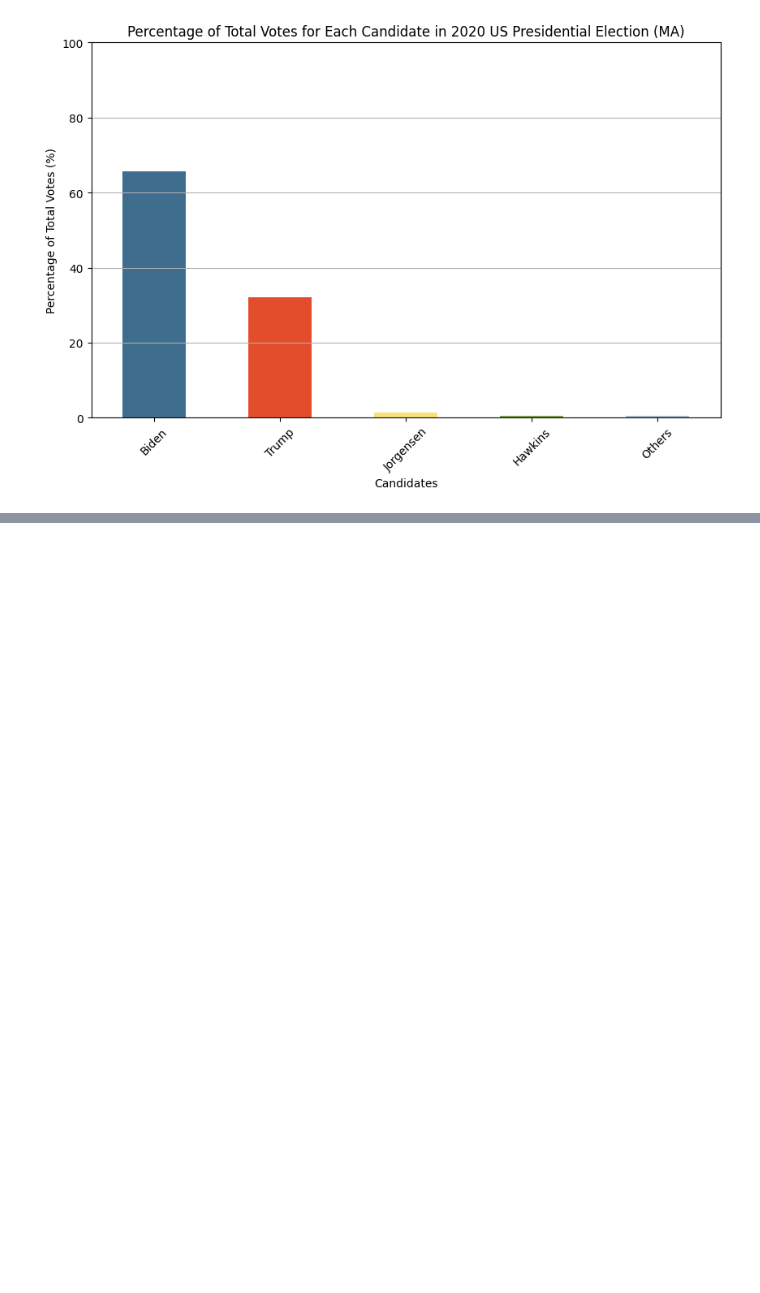
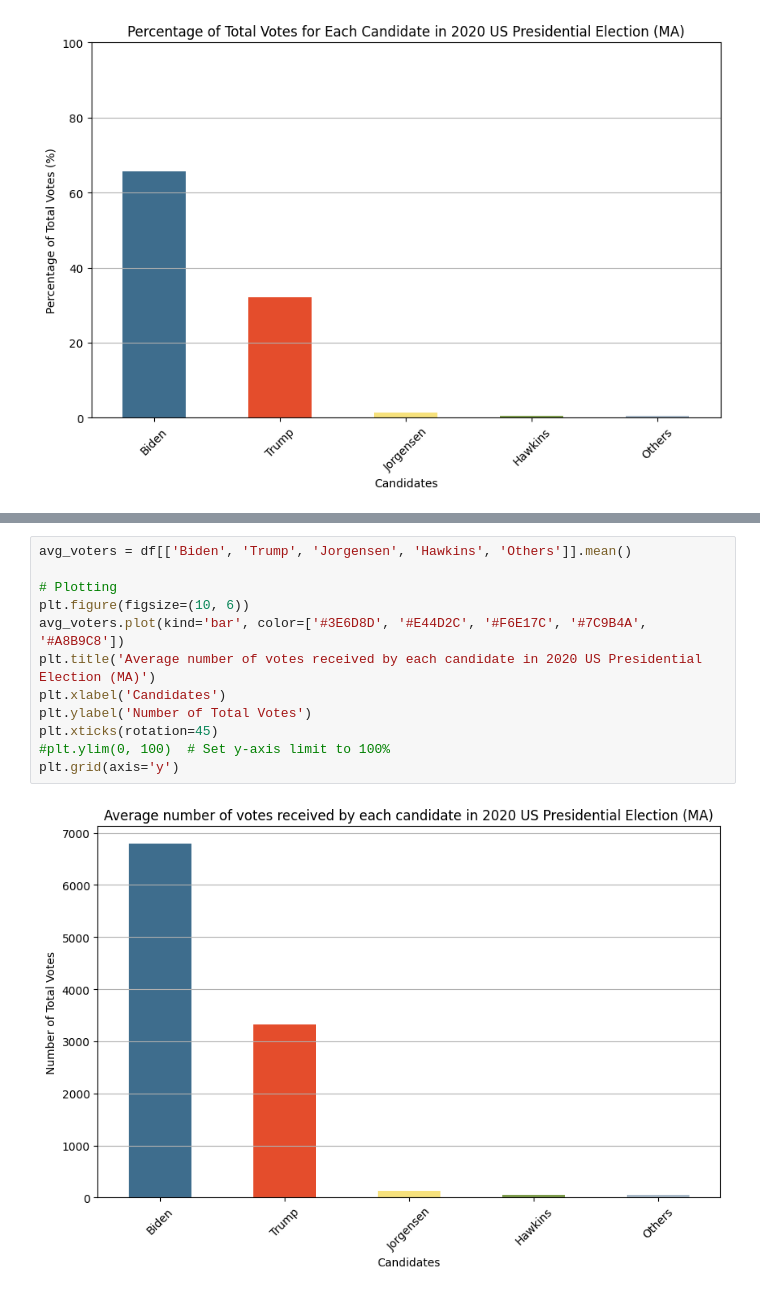
Before and after one commit to myothida/Data-USElection, a Jupyter notebook: EDA_2020.ipynb, the cells around one changed output, grey strips where cells are left out. Cells and saved outputs as stored; diff of their text form; blank space fills up the shorter version.

```diff
--- a/EDA_2020.ipynb
+++ b/EDA_2020.ipynb
@@ -172,0 +186,14 @@ plt.grid(axis='y')
+# %%
+avg_voters = df[['Biden', 'Trump', 'Jorgensen', 'Hawkins', 'Others']].mean()
+
+# Plotting
+plt.figure(figsize=(10, 6))
+avg_voters.plot(kind='bar', color=['#3E6D8D', '#E44D2C', '#F6E17C', '#7C9B4A', '#A8B9C8'])
+plt.title('Average number of votes received by each candidate in 2020 US Presidential Election (MA)')
+plt.xlabel('Candidates')
+plt.ylabel('Number of Total Votes')
+plt.xticks(rotation=45)
+#plt.ylim(0, 100)  # Set y-axis limit to 100%
+plt.grid(axis='y')
+# %% [output]
+[figure, added]
```
Also changed, not shown: parts of 2 cells of this notebook, 1 other file.
